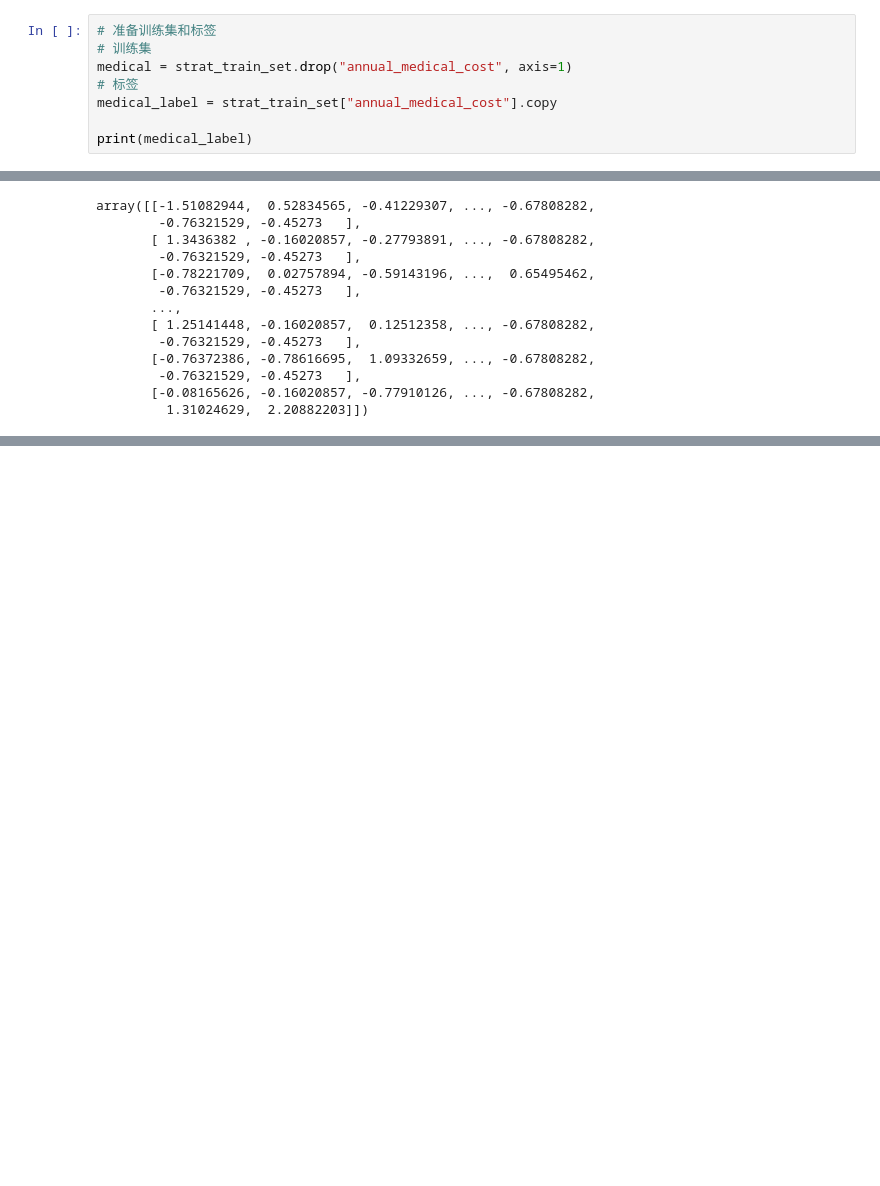
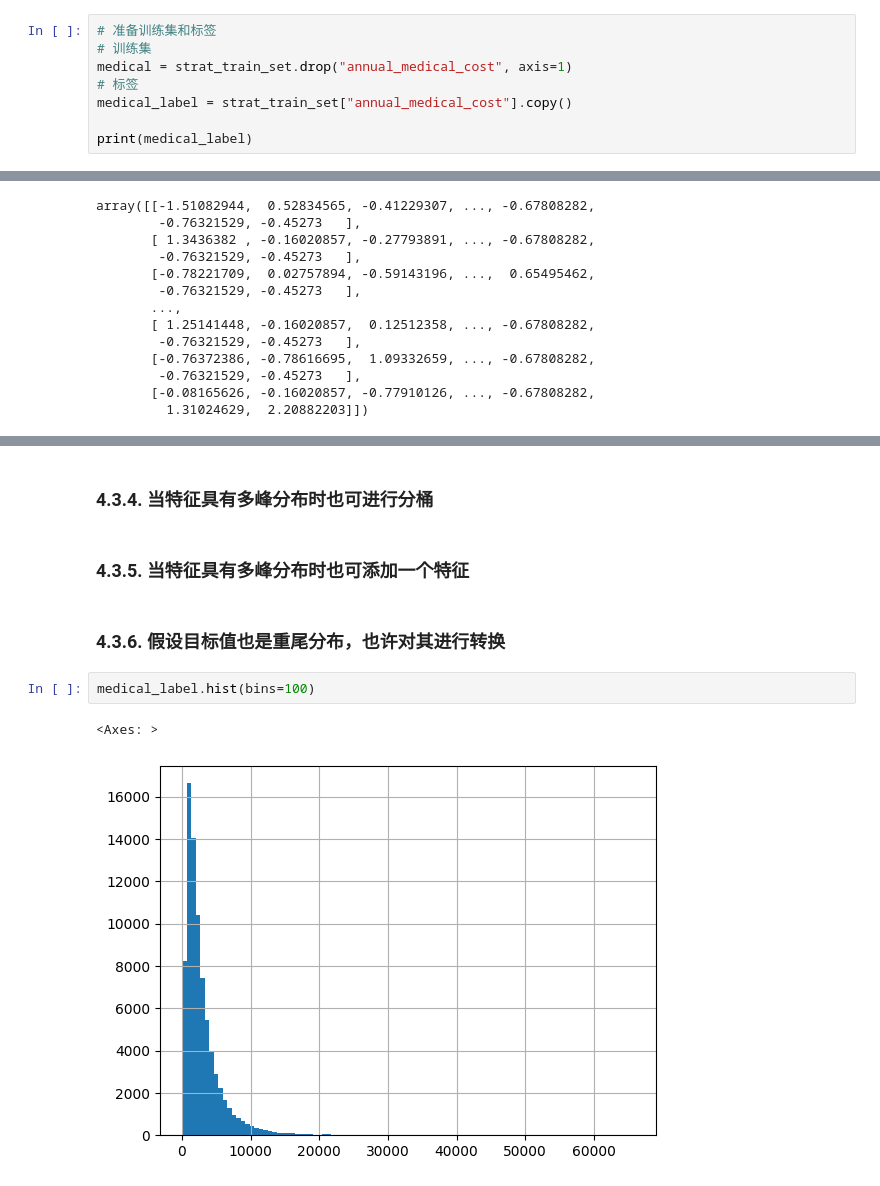
Before and after one commit to machao318927/Hands-On-Machine-Learning, a Jupyter notebook: my-study/02_new_data_for_ML.ipynb, the cells around one changed output, grey strips where cells are left out. Drawn from its saved outputs; the diff is of its cells as text; blank space fills up the shorter version.

```diff
--- a/my-study/02_new_data_for_ML.ipynb
+++ b/my-study/02_new_data_for_ML.ipynb
@@ -507,7 +505,7 @@ medical.plot(kind="scatter", x="annual_medical_cost", y = "risk_score", alpha=0.
 # 训练集
 medical = strat_train_set.drop("annual_medical_cost", axis=1)
 # 标签
-medical_label = strat_train_set["annual_medical_cost"].copy
+medical_label = strat_train_set["annual_medical_cost"].copy()
 
 print(medical_label)
 # %% [output]
@@ -661,0 +707,11 @@ array([[-1.51082944,  0.52834565, -0.41229307, ..., -0.67808282,
+# %% [markdown]
+### 4.3.4. 当特征具有多峰分布时也可进行分桶
+# %% [markdown]
+### 4.3.5. 当特征具有多峰分布时也可添加一个特征
+# %% [markdown]
+### 4.3.6. 假设目标值也是重尾分布，也许对其进行转换
+# %%
+medical_label.hist(bins=100)
+# %% [output]
+<Axes: >
+[figure, added]
```
Also changed, not shown: parts of 23 cells of this notebook, 1 other file.
